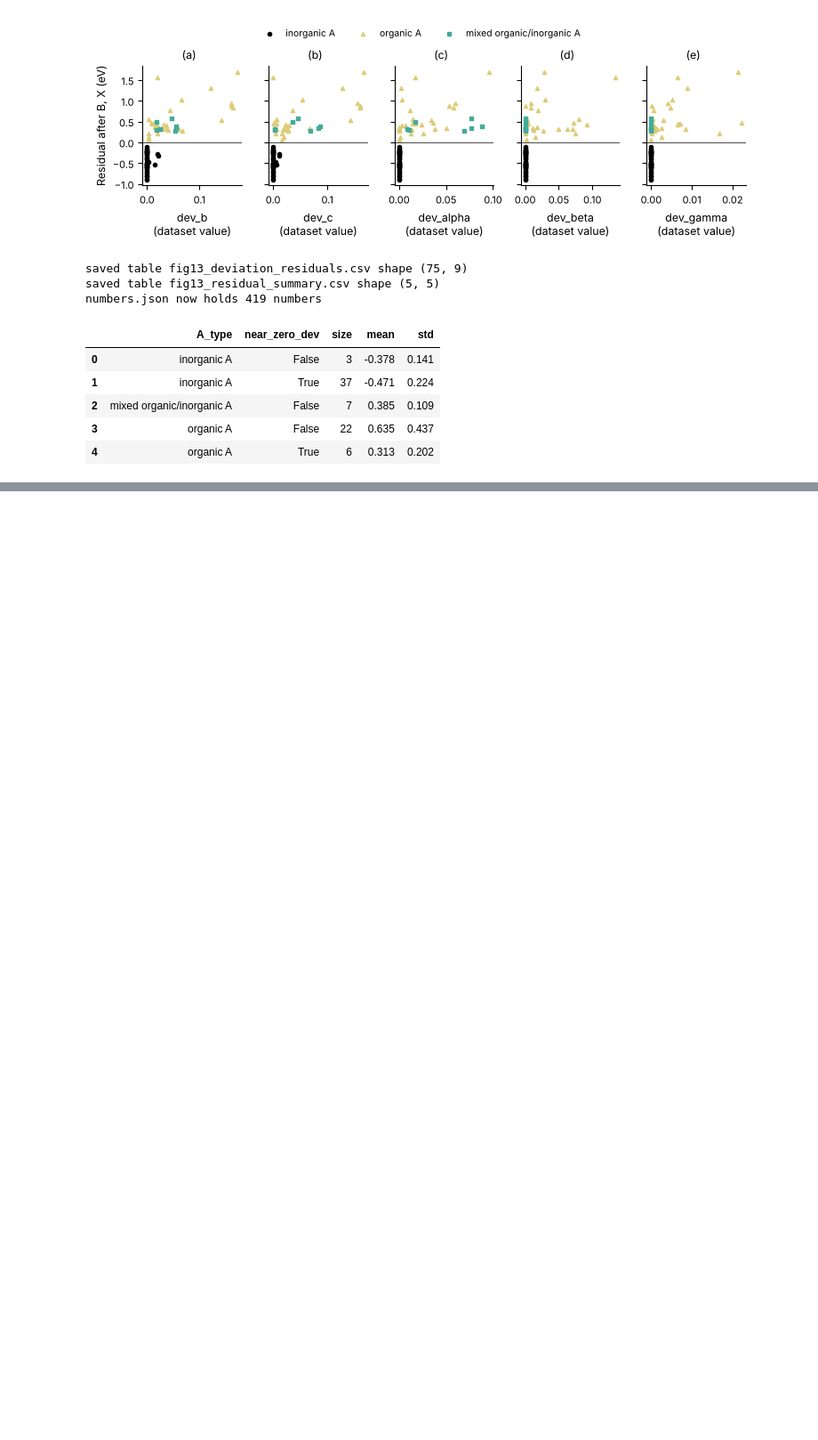
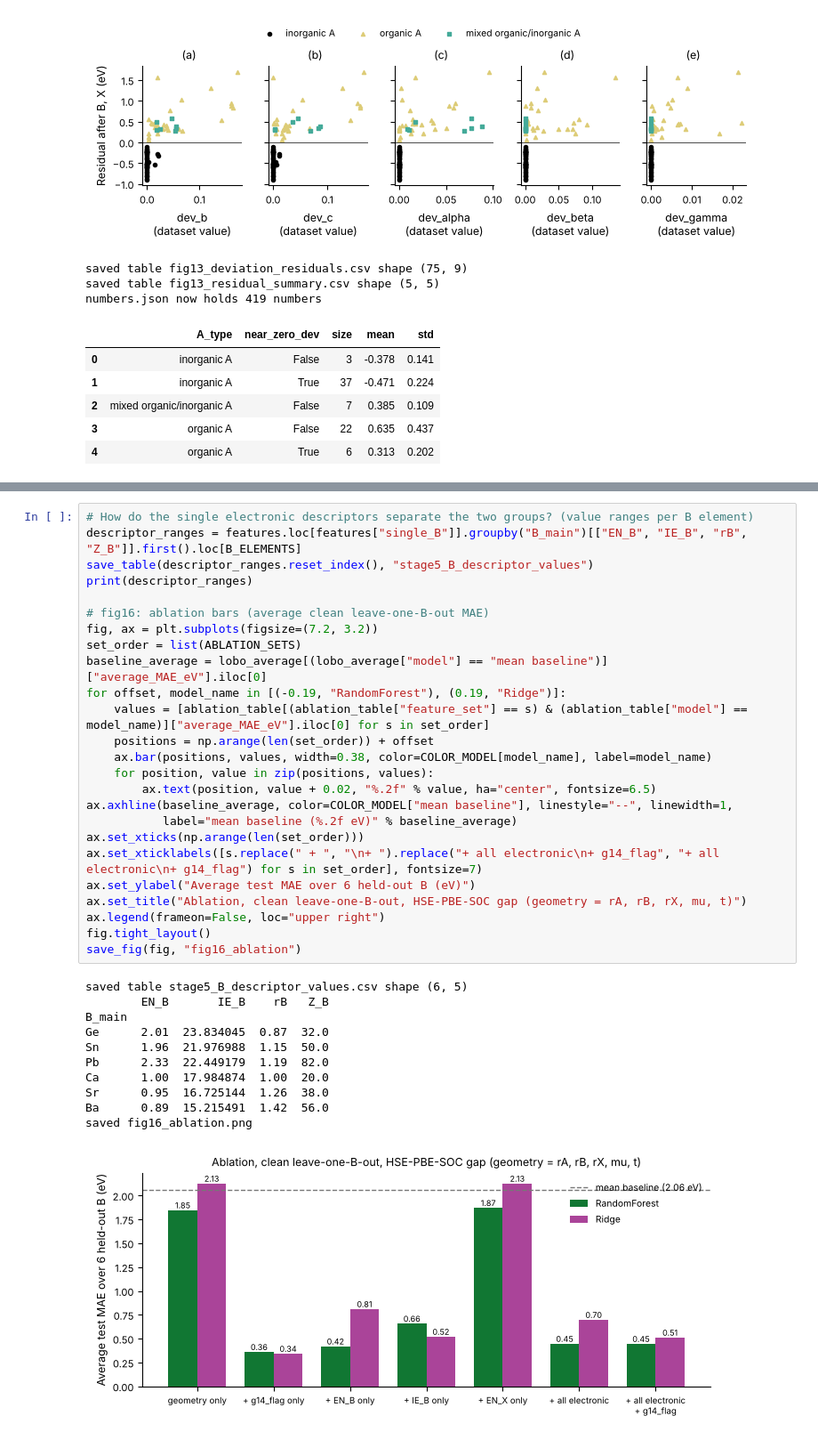
Before and after one commit to jatin-29/BTP-Perovskite, a Jupyter notebook: btp_perovskite.ipynb, the cells around one changed output, grey strips where cells are left out. Shown at 89% size. Drawn from its saved outputs; the diff is of its cells as text; blank space fills up the shorter version.

```diff
--- a/btp_perovskite.ipynb
+++ b/btp_perovskite.ipynb
@@ -2055,0 +2268,37 @@ numbers.json now holds 419 numbers
+# %%
+# How do the single electronic descriptors separate the two groups? (value ranges per B element)
+descriptor_ranges = features.loc[features["single_B"]].groupby("B_main")[["EN_B", "IE_B", "rB", "Z_B"]].first().loc[B_ELEMENTS]
+save_table(descriptor_ranges.reset_index(), "stage5_B_descriptor_values")
+print(descriptor_ranges)
+
+# fig16: ablation bars (average clean leave-one-B-out MAE)
+fig, ax = plt.subplots(figsize=(7.2, 3.2))
+set_order = list(ABLATION_SETS)
+baseline_average = lobo_average[(lobo_average["model"] == "mean baseline")]["average_MAE_eV"].iloc[0]
+for offset, model_name in [(-0.19, "RandomForest"), (0.19, "Ridge")]:
+    values = [ablation_table[(ablation_table["feature_set"] == s) & (ablation_table["model"] == model_name)]["average_MAE_eV"].iloc[0] for s in set_order]
+    positions = np.arange(len(set_order)) + offset
+    ax.bar(positions, values, width=0.38, color=COLOR_MODEL[model_name], label=model_name)
+    for position, value in zip(positions, values):
+        ax.text(position, value + 0.02, "%.2f" % value, ha="center", fontsize=6.5)
+ax.axhline(baseline_average, color=COLOR_MODEL["mean baseline"], linestyle="--", linewidth=1,
+           label="mean baseline (%.2f eV)" % baseline_average)
+ax.set_xticks(np.arange(len(set_order)))
+ax.set_xticklabels([s.replace(" + ", "\n+ ").replace("+ all electronic\n+ g14_flag", "+ all electronic\n+ g14_flag") for s in set_order], fontsize=7)
+ax.set_ylabel("Average test MAE over 6 held-out B (eV)")
+ax.set_title("Ablation, clean leave-one-B-out, HSE-PBE-SOC gap (geometry = rA, rB, rX, mu, t)")
+ax.legend(frameon=False, loc="upper right")
+fig.tight_layout()
+save_fig(fig, "fig16_ablation")
+# %% [output]
+saved table stage5_B_descriptor_values.csv shape (6, 5)
+        EN_B       IE_B    rB   Z_B
+B_main
+Ge      2.01  23.834045  0.87  32.0
+Sn      1.96  21.976988  1.15  50.0
+Pb      2.33  22.449179  1.19  82.0
+Ca      1.00  17.984874  1.00  20.0
+Sr      0.95  16.725144  1.26  38.0
+Ba      0.89  15.215491  1.42  56.0
+saved fig16_ablation.png
+[figure, added]
```
Also changed, not shown: parts of 9 cells of this notebook, 12 other files.
